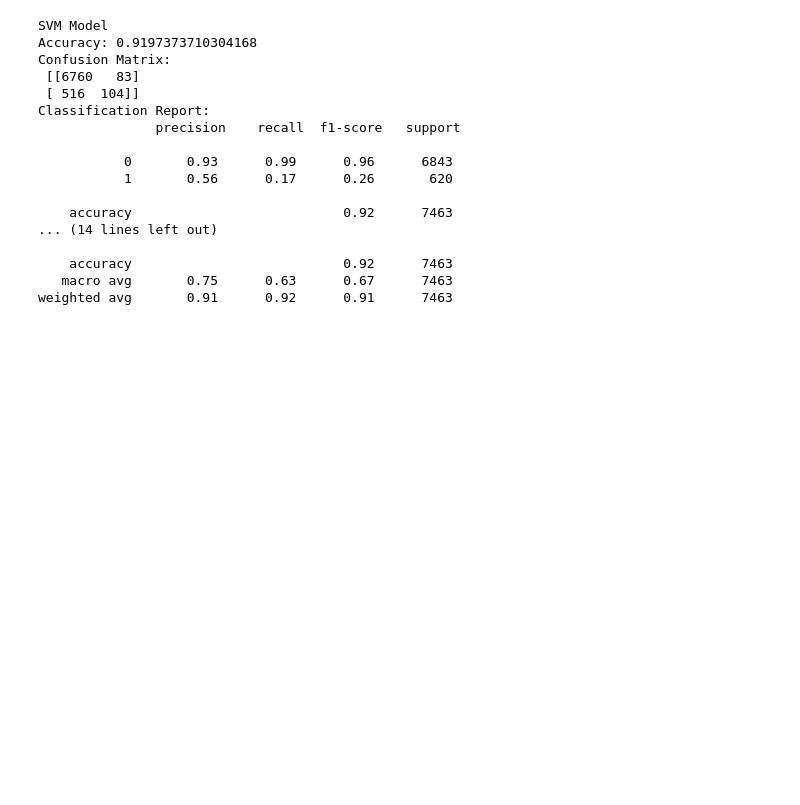
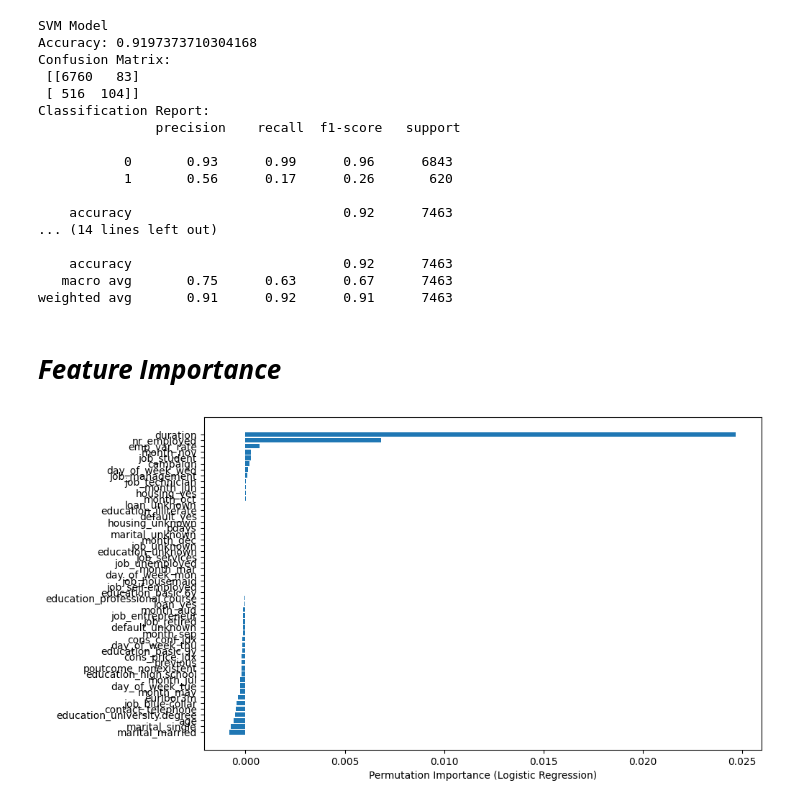
Before and after one commit to Sachin20010517/Bank-Mangement-ML-model, a Jupyter notebook: bank_management_model.ipynb, the cells around one changed output. Saved outputs shown, nothing was run; the diff lists cells and outputs as text; code cells hidden in the pictures; blank space fills up the shorter version.

```diff
--- a/bank_management_model.ipynb
+++ b/bank_management_model.ipynb
@@ -18,7 +18,7 @@ from sklearn.inspection import permutation_importance
 # %% [markdown]
 # *Data Loading*
 # %%
-df = pd.read_csv('banking.csv')
+-+df = pd.read_csv('banking.csv')
 df.shape
 # %% [output]
 (41188, 21)
@@ -429,3 +441,16 @@ Classification Report:
     accuracy                           0.92      7463
    macro avg       0.75      0.63      0.67      7463
 weighted avg       0.91      0.92      0.91      7463
+# %% [markdown]
+# ***Feature Importance***
+# %%
+# For Logistic Regression
+lr_importance = permutation_importance(best_lr, X_test, y_test, n_repeats=30, random_state=42)
+lr_sorted_idx = lr_importance.importances_mean.argsort()
+
+plt.figure(figsize=(10, 6))
+plt.barh(X.columns[lr_sorted_idx], lr_importance.importances_mean[lr_sorted_idx])
+plt.xlabel("Permutation Importance (Logistic Regression)")
+plt.show()
+# %% [output]
+[figure, added]
```
Also changed, not shown: parts of 15 cells of this notebook.
